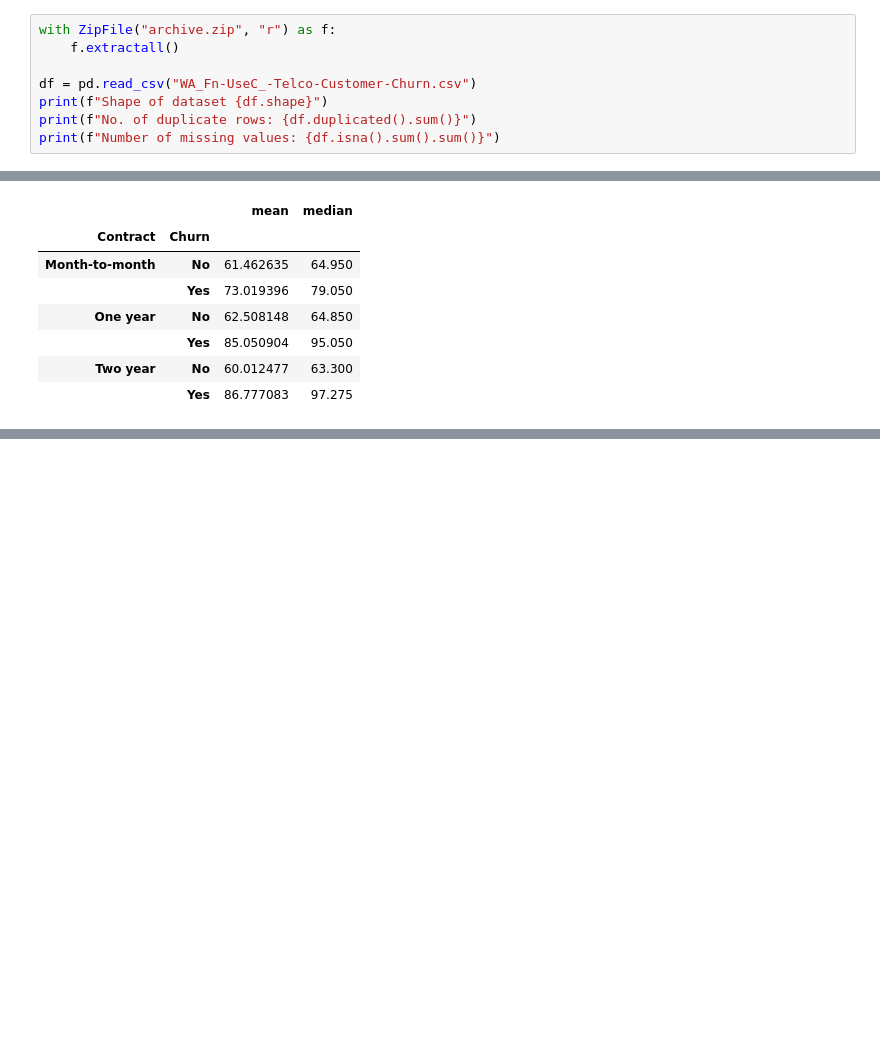
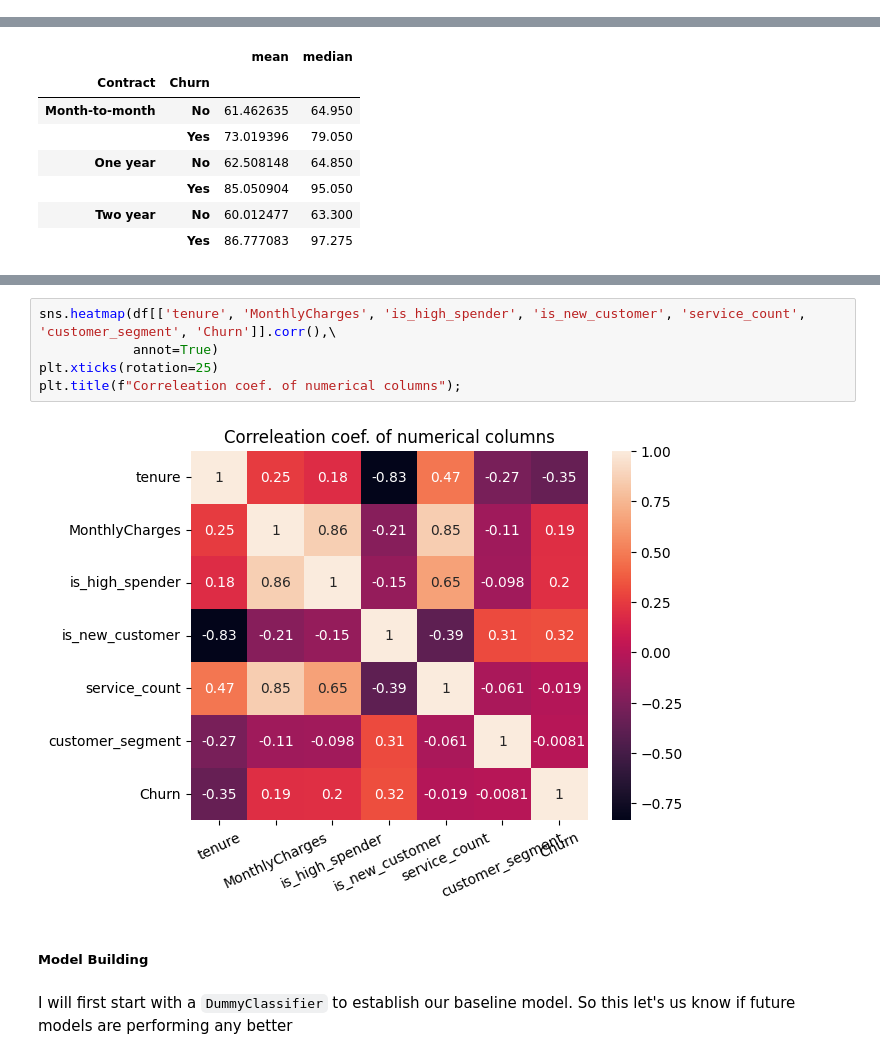
Before and after one commit to DevMohdFaiz/Teleco-Churn, a Jupyter notebook: teleco_nb.ipynb, the cells around one changed output, grey strips where cells are left out. Saved outputs shown, nothing was run; the diff lists cells and outputs as text; blank space fills up the shorter version.

```diff
--- a/teleco_nb.ipynb
+++ b/teleco_nb.ipynb
@@ -15,8 +21,0 @@ from src.eda import plot_churn_distribution, plot_cat_cols, plot_churn_distribut
-# %%
-with ZipFile("archive.zip", "r") as f:
-    f.extractall()
-
-df = pd.read_csv("WA_Fn-UseC_-Telco-Customer-Churn.csv")
-print(f"Shape of dataset {df.shape}")
-print(f"No. of duplicate rows: {df.duplicated().sum()}")
-print(f"Number of missing values: {df.isna().sum().sum()}")
@@ -219,0 +190,11 @@ df.groupby(['Contract', 'Churn'])['MonthlyCharges'].agg(['mean', 'median'])
+# %%
+sns.heatmap(df[['tenure', 'MonthlyCharges', 'is_high_spender', 'is_new_customer', 'service_count', 'customer_segment', 'Churn']].corr(),\
+            annot=True)
+plt.xticks(rotation=25)
+plt.title(f"Correleation coef. of numerical columns");
+# %% [output]
+[figure, added]
+# %% [markdown]
+##### Model Building
+# %% [markdown]
+I will first start with a `DummyClassifier` to establish our baseline model. So this let's us know if future models are performing any better
```
Also changed, not shown: parts of 41 cells of this notebook, 4 other files.
